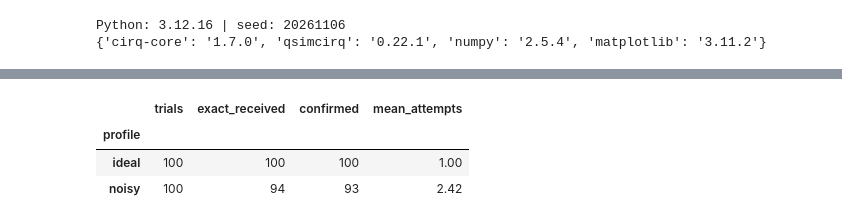
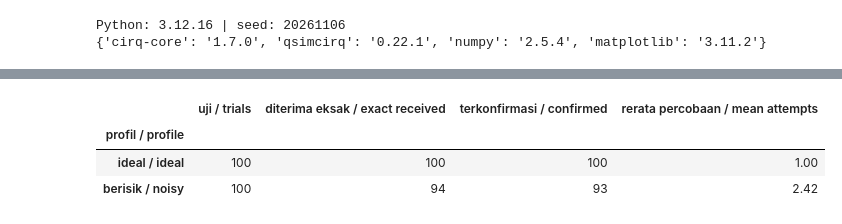
Before and after one commit to 87jbzyzr9h-gif/Quantum-Chat, a Jupyter notebook: notebooks/02_quantum_chat_protocol.ipynb, the cells around one changed output, grey strips where cells are left out. Saved outputs shown, nothing was run; the diff lists cells and outputs as text; code cells hidden in the pictures.

```diff
--- a/notebooks/02_quantum_chat_protocol.ipynb
+++ b/notebooks/02_quantum_chat_protocol.ipynb
@@ -124,26 +202,26 @@ pada hasil uji dan tidak ada klaim evaluasi model bahasa.
 # %%
 benchmark_rows = []
 for profile, p, q, limit in [('ideal',0.0,0.0,1), ('noisy',0.002,0.0002,5)]:
     chat = ChatSession(seed=SEED, noise=p, ack_noise=q, attempts=limit)
     for name in ('Bumi','Mars'):
         chat.add_endpoint(name)
     for i in range(100):
         sender, receiver = ('Bumi','Mars') if i % 2 == 0 else ('Mars','Bumi')
         truth = f'Uji ilmiah #{i}: {sender} ke {receiver} nilai {i*7919} 🌏'
         answer = chat.send(sender, receiver, truth)
         exact = answer.received and answer.received_text == truth
         assert not answer.received or exact
         assert answer.resources['sent_a_qubits'] == answer.resources['bell_pairs'] == answer.resources['distributed_b_qubits']
         assert answer.resources['classical_ack_bits'] == answer.attempts * 600
         benchmark_rows.append({'profile': profile, 'trial': i+1, 'exact_received': exact,
                                'confirmed': answer.confirmed, 'attempts': answer.attempts})
 benchmark = pd.DataFrame(benchmark_rows)
 summary = benchmark.groupby('profile').agg(trials=('trial','count'), exact_received=('exact_received','sum'),
                                           confirmed=('confirmed','sum'), mean_attempts=('attempts','mean'))
-display(summary)
+display(bilingual_table(summary))
 # %% [output]
-|  | trials | exact_received | confirmed | mean_attempts |
-| profile |  |  |  |  |
-| ideal | 100 | 100 | 100 | 1.00 |
-| noisy | 100 | 94 | 93 | 2.42 |
+|  | uji / trials | diterima eksak / exact received | terkonfirmasi / confirmed | rerata percobaan / mean attempts |
+| profil / profile |  |  |  |  |
+| ideal / ideal | 100 | 100 | 100 | 1.00 |
+| berisik / noisy | 100 | 94 | 93 | 2.42 |
 # %% [markdown]
```
Also changed, not shown: parts of 15 cells of this notebook, 50 other files.
